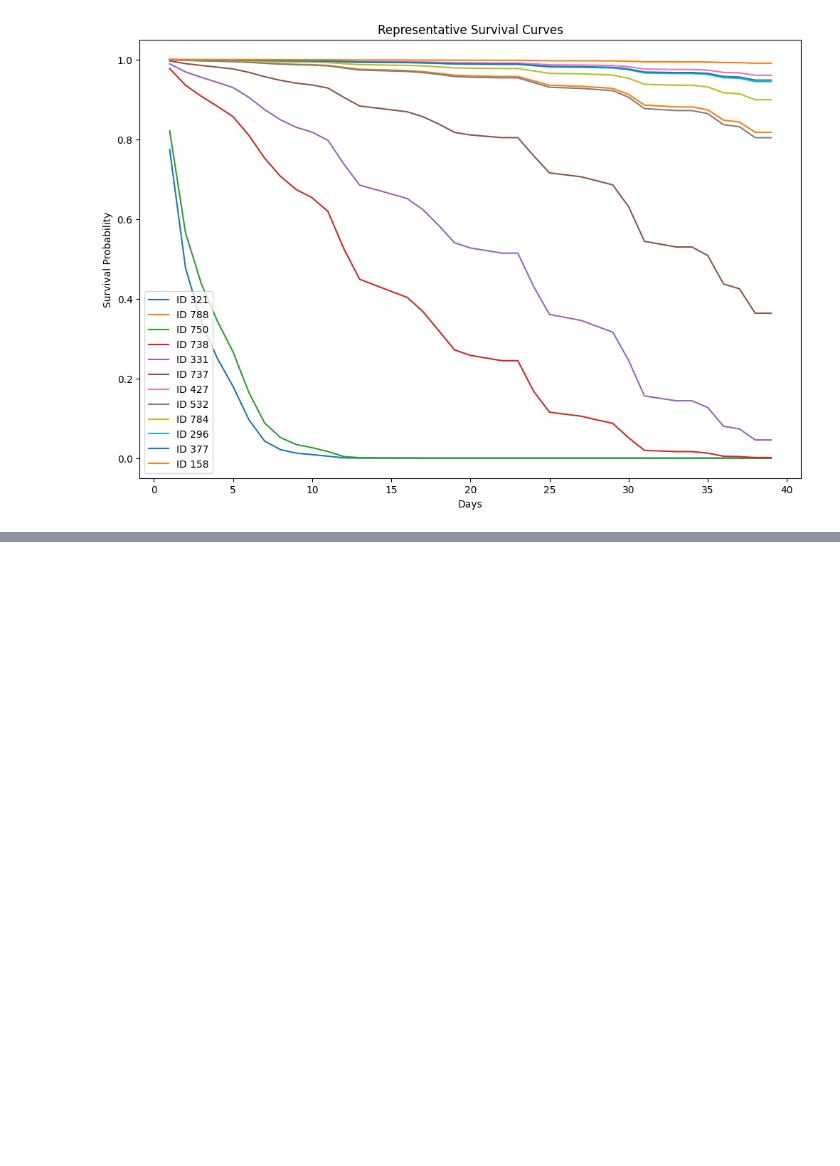
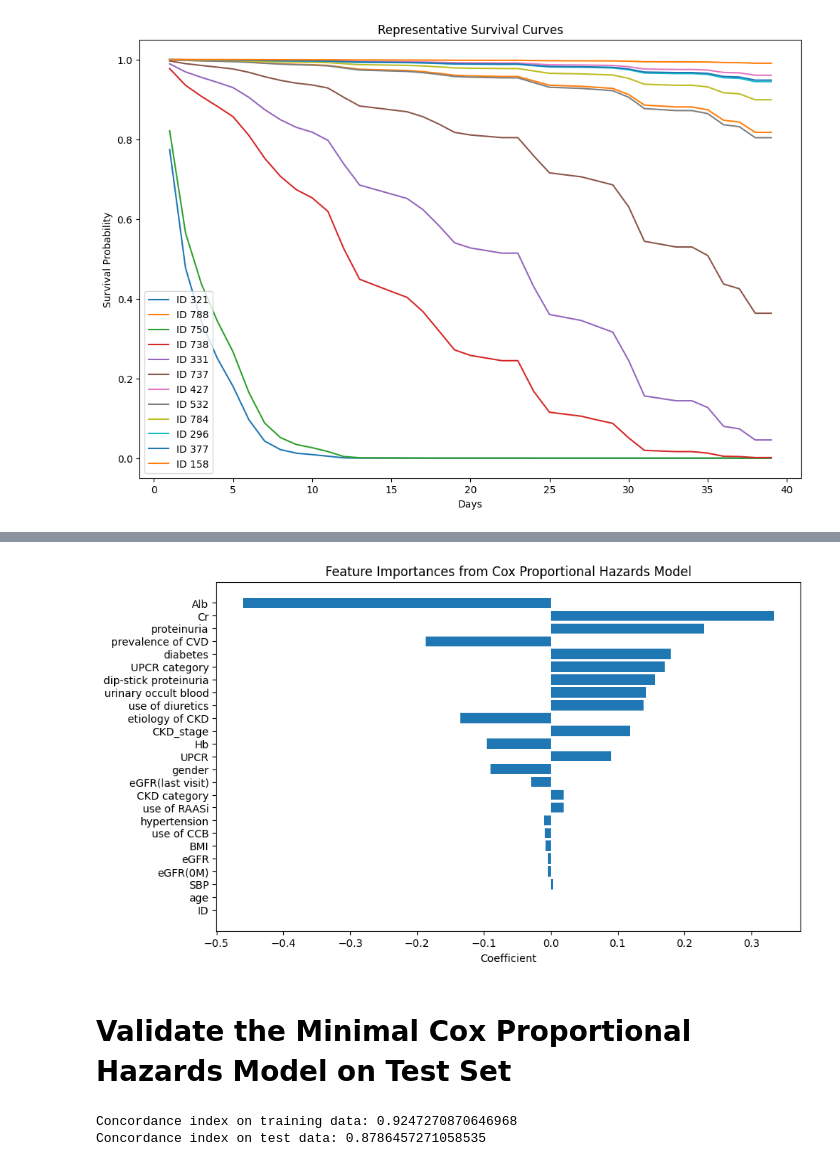
Before and after one commit to vironix-health/CKD-ZD-project, a Jupyter notebook: CPH.ipynb, the cells around one changed output, grey strips where cells are left out. Cells and saved outputs as stored; diff of their text form; code cells hidden in the pictures; blank space fills up the shorter version.

Commit message:
implement minimal feature CPH model

```diff
--- a/CPH.ipynb
+++ b/CPH.ipynb
@@ -81,8 +81,8 @@ CPH_features = [
     "eGFR(last visit)"
 ]
 
-df_iimori_CPH = df_iimori_CPH[CPH_features]
-df_iimori_CPH.reset_index(drop=True)
+df_CPH = df_iimori_CPH[CPH_features]
+df_CPH.reset_index(drop=True)
 # %% [output]
 |  | ID | gender | age | SBP | BMI | etiology of CKD | Hb | Alb | Cr | eGFR | ... |
 | 0 | 10101 | 2 | 74 | 120.0 | 23.137669 | 2 | 12.0 | 4.0 | 1.20 | 34.146986 | ... |
@@ -239,0 +293,7 @@ plt.show()
+# %%
+# Split dataset into test and train partitions
+train_min, test_min = train_test_split(df_CPH_minimal, test_size=0.2, random_state=42)  # 20% of the data is used for testing
+
+# fit the cox proportional hazards analysis model
+cph_minimal = CoxPHFitter(penalizer=0.1)
+cph_minimal.fit(train_min, duration_col='CKD progression_duration', event_col='CKD progression', show_progress=True)
@@ -239,0 +332,33 @@ plt.show()
+# %%
+# Extract the coefficients and their corresponding feature names
+coefficients = cph_minimal.params_
+feature_importances = pd.DataFrame({
+    'Feature': coefficients.index,
+    'Coefficient': coefficients.values
+})
+
+# Sort the features by the absolute value of the coefficients
+feature_importances['Abs_Coefficient'] = feature_importances['Coefficient'].abs()
+feature_importances = feature_importances.sort_values(by='Abs_Coefficient', ascending=False)
+
+# Plot the feature importances
+plt.figure(figsize=(10, 6))
+plt.barh(feature_importances['Feature'], feature_importances['Coefficient'])
+plt.xlabel('Coefficient')
+plt.title('Feature Importances from Cox Proportional Hazards Model')
+plt.gca().invert_yaxis()  # Invert y-axis to show the most important feature at the top
+plt.show()
+# %% [output]
+[figure, added]
+# %% [markdown]
+# Validate the Minimal Cox Proportional Hazards Model on Test Set
+# %%
+# Assess the predictive performance using concordance index
+c_index_train = cph_minimal.concordance_index_
+print("Concordance index on training data:", c_index_train)
+
+c_index_test = cph_minimal.score(test_min, scoring_method="concordance_index")
+print("Concordance index on test data:", c_index_test)
+# %% [output]
+Concordance index on training data: 0.9247270870646968
+Concordance index on test data: 0.8786457271058535
```
Also changed, not shown: parts of 10 cells of this notebook.
